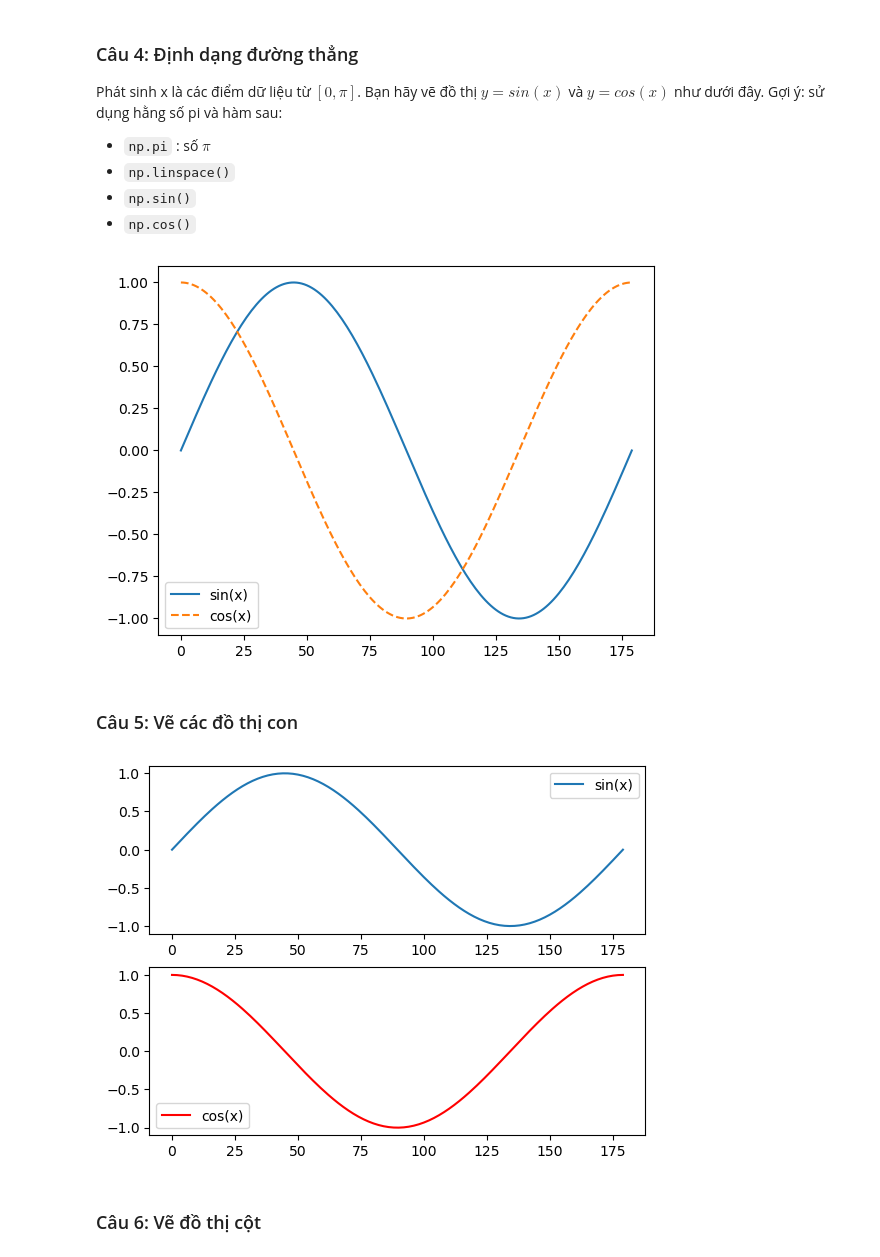
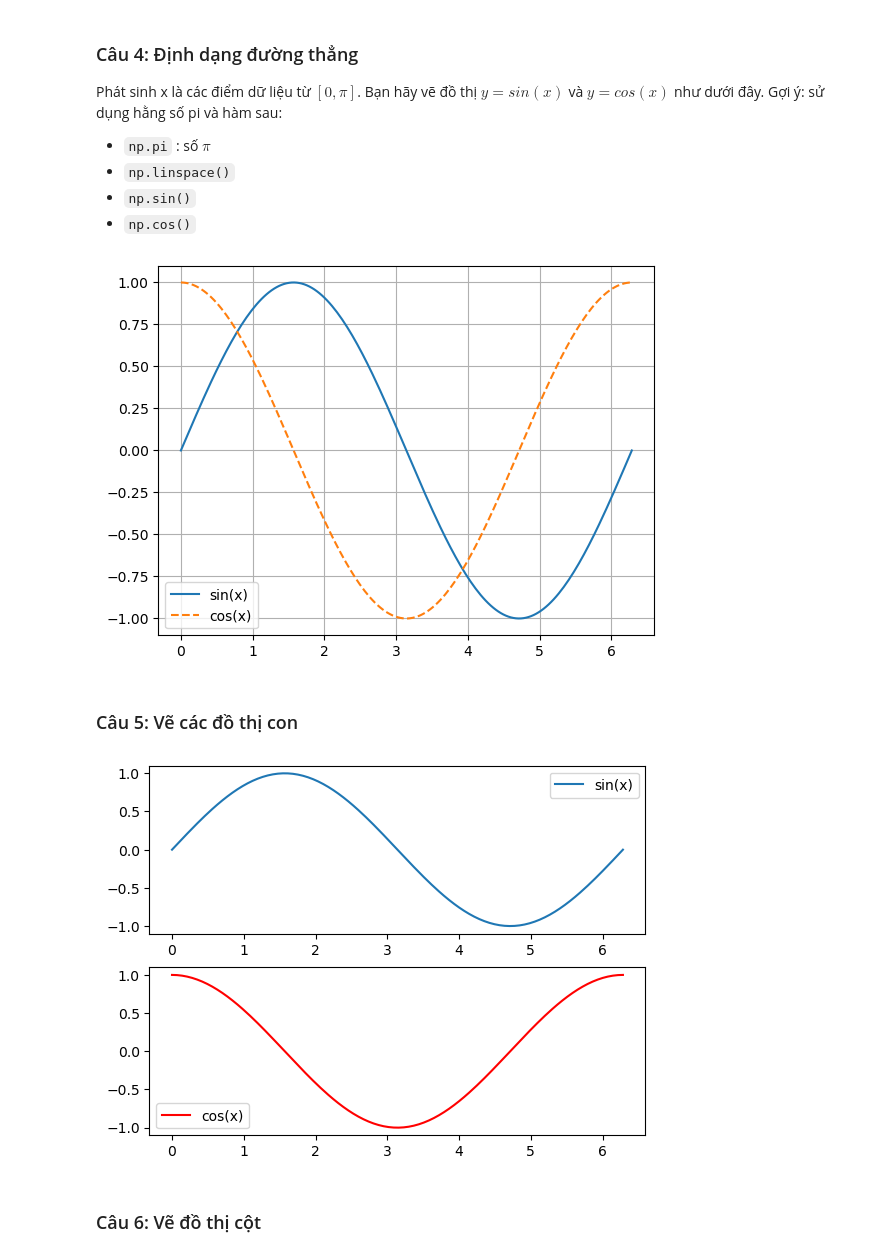
Before and after one commit to tiesen243/data-analyst, a Jupyter notebook: tkud_lab03_ex.ipynb, the cells around one changed output. Drawn from its saved outputs; the diff is of its cells as text; code cells hidden in the pictures.

```diff
--- a/tkud_lab03_ex.ipynb
+++ b/tkud_lab03_ex.ipynb
@@ -143,29 +145,34 @@ Gợi ý: sử dụng hằng số pi và hàm sau:
 - `np.sin()`
 - `np.cos()`
 # %%
-plt.plot(np.sin(np.linspace(0, 2 * np.pi, 180)), label="sin(x)")
-plt.plot(np.cos(np.linspace(0, 2 * np.pi, 180)), label="cos(x)", ls="--")
+x = np.linspace(0, 2 * np.pi, 180)
 
+plt.plot(x, np.sin(x), label="sin(x)")
+plt.plot(x, np.cos(x), label="cos(x)", ls="--")
+
+plt.grid()
 plt.legend()
 plt.show()
 # %% [output]
-[figure, old version]
+[figure, new version]
 # %% [markdown]
 ### Câu 5: Vẽ các đồ thị con
 # %%
+x = np.linspace(0, 2 * np.pi, 180)
+
 plt.subplot(2, 1, 1)
-plt.plot(np.sin(np.linspace(0, 2 * np.pi, 180)), label="sin(x)")
+plt.plot(x, np.sin(x), label="sin(x)")
 plt.legend()
 
 
 plt.subplot(2, 1, 2)
-plt.plot(np.cos(np.linspace(0, 2 * np.pi, 180)), "r", label="cos(x)")
+plt.plot(x, np.cos(x), "r", label="cos(x)")
 plt.legend()
 
 
 plt.show()
 # %% [output]
-[figure, old version]
+[figure, new version]
 # %% [markdown]
 ### Câu 6: Vẽ đồ thị cột
 # %%
```
Also changed, not shown: parts of 34 cells of this notebook.
